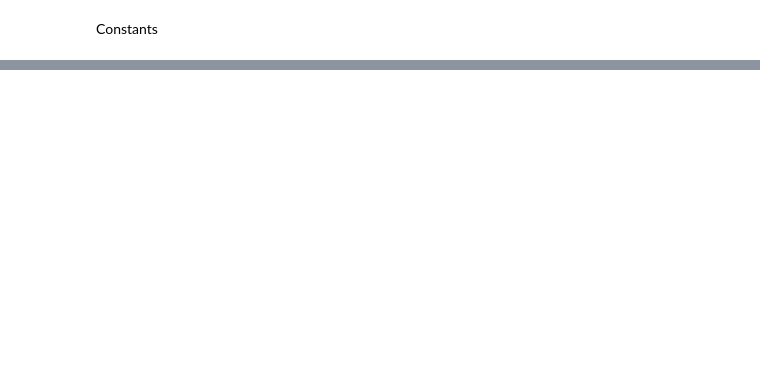
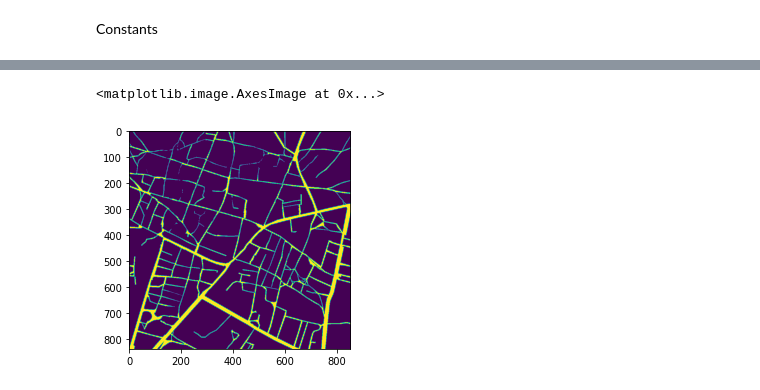
Before and after one commit to anoopmanikantas/Time-Series-analysis-of-Satellite-data-Feature-extractions-on-Transitions, a Jupyter notebook: Satellite_Data_Processing.ipynb, the cells around one changed output, grey strips where cells are left out. Cells and saved outputs as stored; diff of their text form; code cells hidden in the pictures; blank space fills up the shorter version.

```diff
--- a/Satellite_Data_Processing.ipynb
+++ b/Satellite_Data_Processing.ipynb
@@ -66,0 +65,5 @@ plt.imshow(img)
+# %%
+plt.imshow(img[1])
+# %% [output]
+<matplotlib.image.AxesImage at 0x...>
+[figure, added]
```
Also changed, not shown: parts of 21 cells of this notebook.
